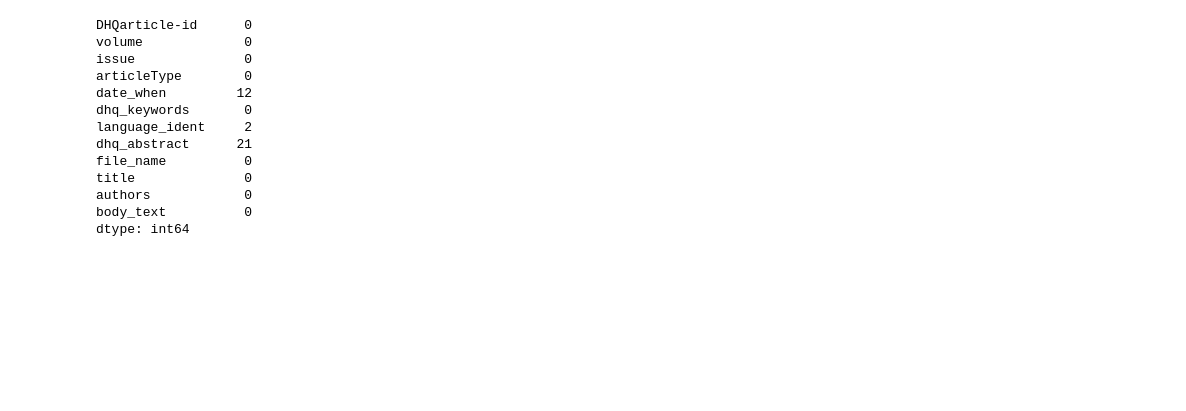
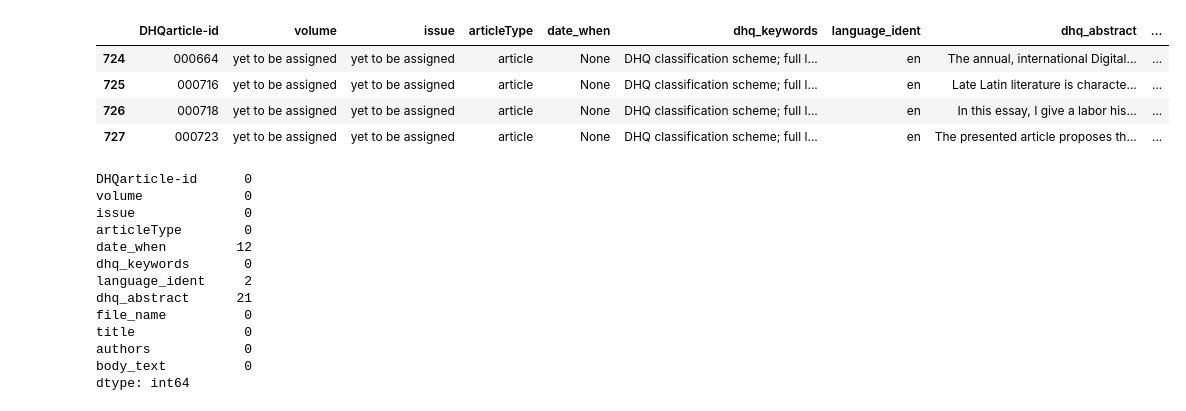
Before and after one commit to ZoeLeBlanc/dhq_scraper, a Jupyter notebook: notebooks/DHQScraperRedo.ipynb, the cells around one changed output. Cells and saved outputs as stored; diff of their text form; code cells hidden in the pictures; blank space fills up the shorter version.

```diff
--- a/notebooks/DHQScraperRedo.ipynb
+++ b/notebooks/DHQScraperRedo.ipynb
@@ -166,0 +238,20 @@ df[df['DHQarticle-id'] == "000424"]
+# %%
+df.loc[df.file_name == "../data/dhq_data/000664.xml", "volume"] = "016"
+df.loc[df.file_name == "../data/dhq_data/000664.xml", "issue"] = "4"
+# %%
+df.loc[df.volume.isna(), 'volume'] = 'yet to be assigned'
+df.loc[df.issue.isna(), 'issue'] = 'yet to be assigned'
+# %%
+def infer_dates(rows):
+    missing_dates = rows[rows.date_processed.isna()]
+    has_dates = rows[rows.date_processed.notna()]
+    if len(has_dates) == 0:
+        rows.date_processed = None
+        return rows
+    latest_date = has_dates.date_processed.max()
+    missing_dates.date_processed = latest_date
+    rows = pd.concat([missing_dates, has_dates])
+    return rows
+# %%
+df = df.groupby(['volume', 'issue']).apply(infer_dates)
+df = df.reset_index(drop=True)
@@ -167,3 +301,11 @@ df[df['DHQarticle-id'] == "000424"]
+# %%
+df[df.volume == "yet to be assigned"]
+# %% [output]
+|  | DHQarticle-id | volume | issue | articleType | date_when | dhq_keywords | language_ident | dhq_abstract | ... |
+| 724 | 000664 | yet to be assigned | yet to be assigned | article | None | DHQ classification scheme; full l... | en | The annual, international Digital... | ... |
+| 725 | 000716 | yet to be assigned | yet to be assigned | article | None | DHQ classification scheme; full l... | en | Late Latin literature is characte... | ... |
+| 726 | 000718 | yet to be assigned | yet to be assigned | article | None | DHQ classification scheme; full l... | en | In this essay, I give a labor his... | ... |
+| 727 | 000723 | yet to be assigned | yet to be assigned | article | None | DHQ classification scheme; full l... | en | The presented article proposes th... | ... |
 # %%
 final_df.loc[final_df.file_name == "../data/dhq_data/000664.xml", "volume"] = "016"
 final_df.loc[final_df.file_name == "../data/dhq_data/000664.xml", "issue"] = "4"
```
Also changed, not shown: parts of 29 cells of this notebook, 10 other files.
